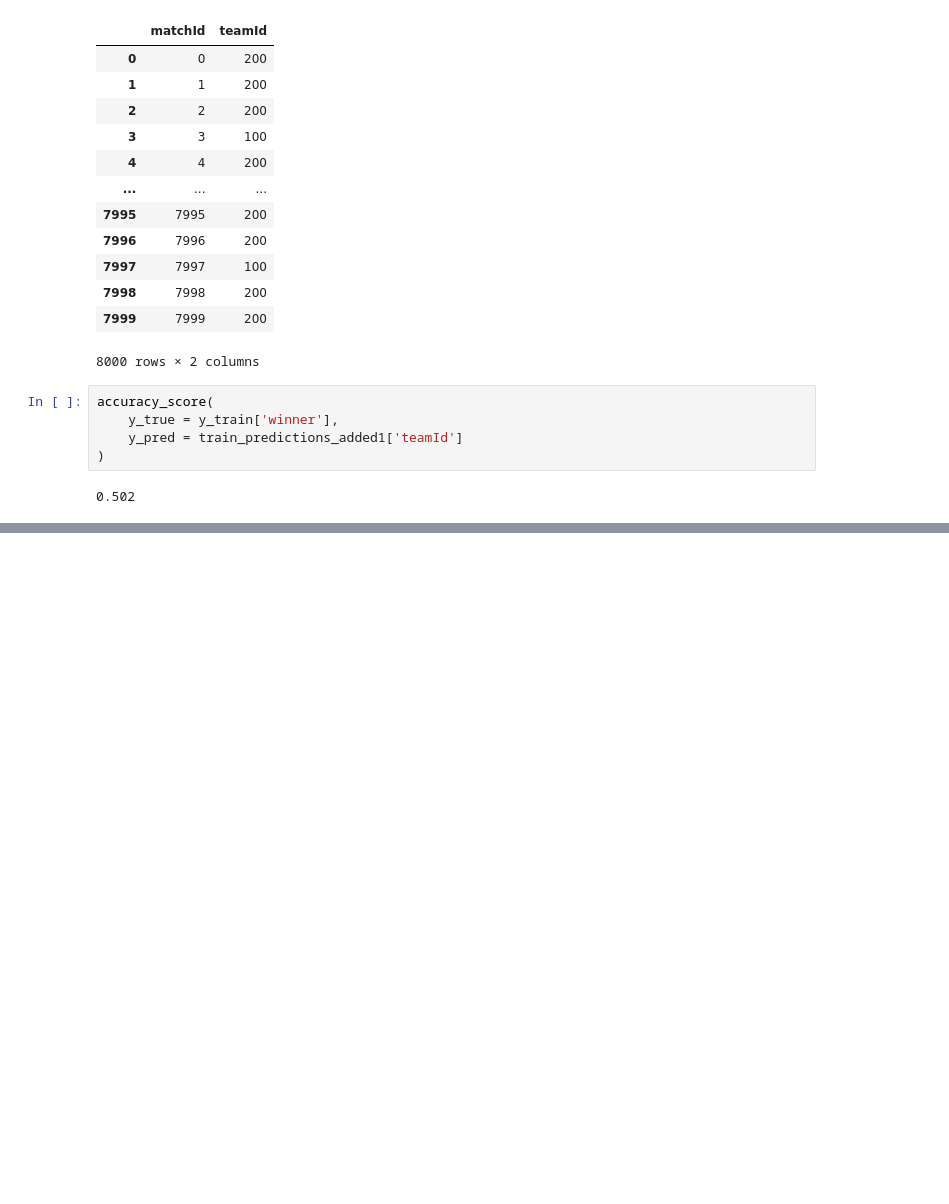
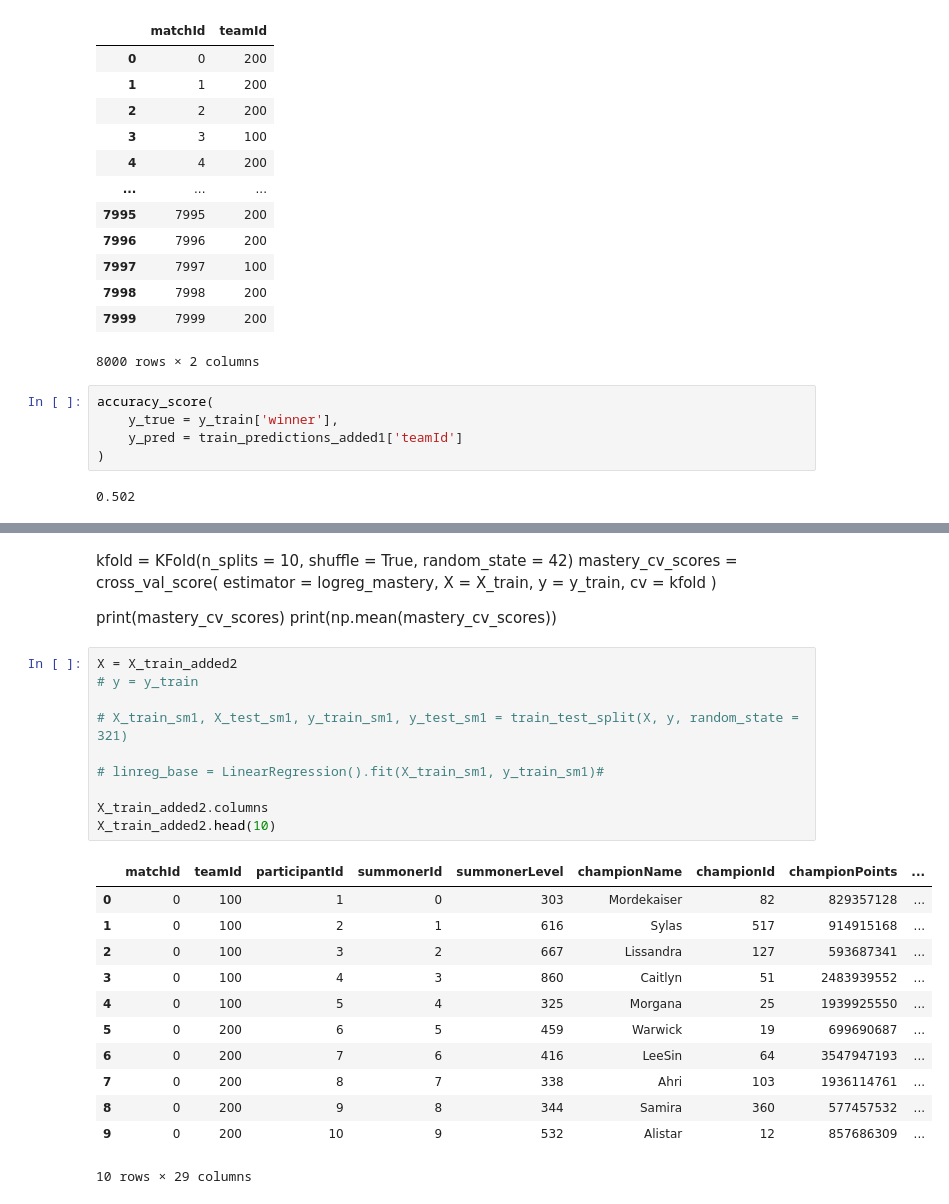
Before and after one commit to nss-data-science-cohort-6/kaggle_lol-elden-ring, a Jupyter notebook: notebooks/Sample_Submission.ipynb, the cells around one changed output, grey strips where cells are left out. Cells and saved outputs as stored; diff of their text form; blank space fills up the shorter version.

Commit message:
51.3 logreg

```diff
--- a/notebooks/Sample_Submission.ipynb
+++ b/notebooks/Sample_Submission.ipynb
@@ -433,0 +497,34 @@ accuracy_score(
+# %% [markdown]
+kfold = KFold(n_splits = 10, shuffle = True, random_state = 42)
+mastery_cv_scores = cross_val_score(
+    estimator = logreg_mastery,
+    X = X_train,
+    y = y_train,
+    cv = kfold
+)
+
+print(mastery_cv_scores)
+print(np.mean(mastery_cv_scores))
+# %%
+X = X_train_added2
+# y = y_train
+
+# X_train_sm1, X_test_sm1, y_train_sm1, y_test_sm1 = train_test_split(X, y, random_state = 321)
+
+# linreg_base = LinearRegression().fit(X_train_sm1, y_train_sm1)#
+
+X_train_added2.columns
+X_train_added2.head(10)
+# %% [output]
+|  | matchId | teamId | participantId | summonerId | summonerLevel | championName | championId | championPoints | ... |
+| 0 | 0 | 100 | 1 | 0 | 303 | Mordekaiser | 82 | 829357128 | ... |
+| 1 | 0 | 100 | 2 | 1 | 616 | Sylas | 517 | 914915168 | ... |
+| 2 | 0 | 100 | 3 | 2 | 667 | Lissandra | 127 | 593687341 | ... |
+| 3 | 0 | 100 | 4 | 3 | 860 | Caitlyn | 51 | 2483939552 | ... |
+| 4 | 0 | 100 | 5 | 4 | 325 | Morgana | 25 | 1939925550 | ... |
+| 5 | 0 | 200 | 6 | 5 | 459 | Warwick | 19 | 699690687 | ... |
+| 6 | 0 | 200 | 7 | 6 | 416 | LeeSin | 64 | 3547947193 | ... |
+| 7 | 0 | 200 | 8 | 7 | 338 | Ahri | 103 | 1936114761 | ... |
+| 8 | 0 | 200 | 9 | 8 | 344 | Samira | 360 | 577457532 | ... |
+| 9 | 0 | 200 | 10 | 9 | 532 | Alistar | 12 | 857686309 | ... |
+10 rows × 29 columns
```
Also changed, not shown: parts of 21 cells of this notebook.
